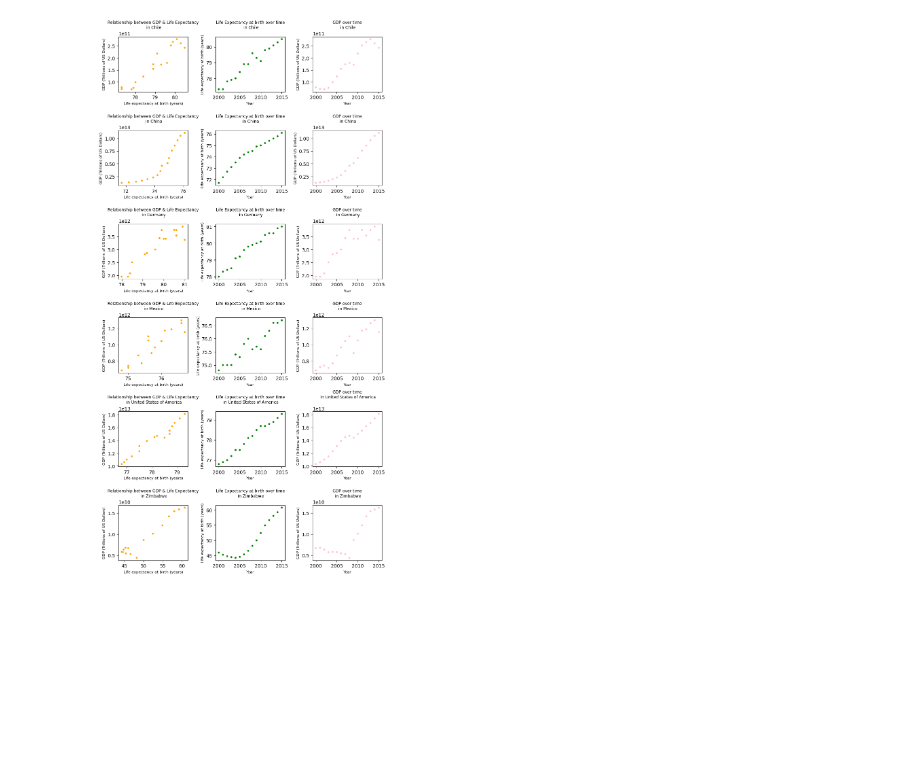
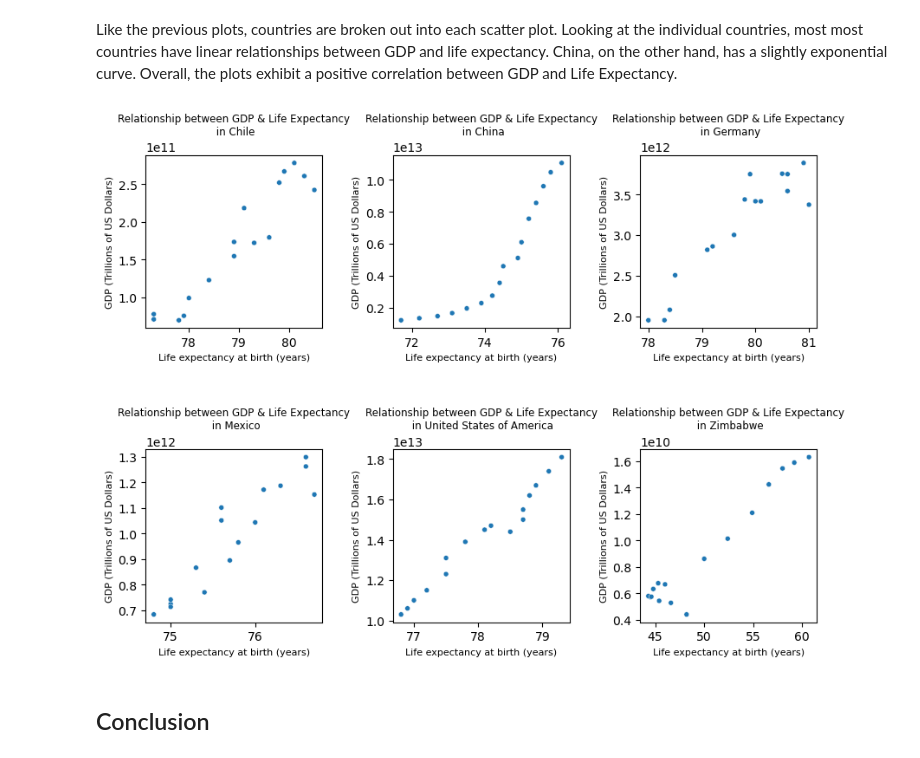
Before and after one commit to athena-masc/Codecademy_Data_Visualization_Portfolio_Project, a Jupyter notebook: life_expectancy_gdp.ipynb, the cells around one changed output. Drawn from its saved outputs; the diff is of its cells as text; code cells hidden in the pictures; blank space fills up the shorter version.

```diff
--- a/life_expectancy_gdp.ipynb
+++ b/life_expectancy_gdp.ipynb
@@ -26,0 +155,14 @@ countries = gdp_life_exp.Country.unique()
+# %%
+fig = plt.figure(figsize=(10,7))
+i = 1
+#Create a loop
+for country in countries:
+
+    ax=plt.subplot(2,3,i)
+    Curr_country = gdp_life_exp[gdp_life_exp.Country == country]
+    sns.lineplot(x="Year", y="GDP",data = Curr_country)
+    plt.xlabel('Year',size = 8)
+    plt.ylabel('GDP (Trillions of US Dollars)',size = 8)
+    plt.title('GDP (Trillions of US Dollars) over time\n in ' + country + '\n', size = 8.5)
+    i+=1
+    plt.subplots_adjust(wspace=0.4,hspace=0.7)
@@ -27,37 +179,19 @@ countries = gdp_life_exp.Country.unique()
+# %% [markdown]
+Like the previous plots, countries are broken out into each scatter plot. Looking at the individual countries, most most countries have linear relationships between GDP and life expectancy. China, on the other hand, has a slightly exponential curve. Overall, the plots exhibit a positive correlation between GDP and Life Expectancy.
 # %%
-fig = plt.figure(figsize=(10,20))
+fig = plt.figure(figsize=(10,7))
 i = 1
 #Create a loop
 for country in countries:
 
-    ax1=plt.subplot(6,3,i)
+    ax1=plt.subplot(2,3,i)
     Curr_country = gdp_life_exp[gdp_life_exp.Country == country]
-    sns.scatterplot(x="Life expectancy at birth (years)",y="GDP",data = Curr_country, color = 'orange', size = 3, legend = False)
+    sns.scatterplot(x="Life expectancy at birth (years)",y="GDP",data = Curr_country, size = 3, legend = False)
     plt.xlabel('Life expectancy at birth (years)',size = 8)
     plt.ylabel('GDP (Trillions of US Dollars)',size = 8)
     plt.title('Relationship between GDP & Life Expectancy\n in ' + country, size = 8.5)
-
-
-    #plt.title('Relationship between GDP & Life Expectancy in Chile',size = 10)
-    i+=1
-
-    ax2=plt.subplot(6,3,i)
-    sns.scatterplot(x="Year", y="Life expectancy at birth (years)",data = Curr_country, label = "Life Expectancy", color = 'green', size = 3, legend = False)
-    plt.xlabel('Year',size = 8)
-    plt.ylabel('Life expectancy at birth (years)',size = 8)
-    plt.title('Life Expectancy at birth over time\n in ' + country + '\n', size = 8.5)
-    #ax2.set_xticks(year)
-    #ax2.set_xticklabels(year, fontsize=6, rotation = 30)
-    i+=1
-
-
-    ax3=plt.subplot(6,3,i)
-    sns.scatterplot(x="Year", y="GDP",data = Curr_country, color = "pink", size =3, legend = False)
-    plt.xlabel('Year',size = 8)
-    plt.ylabel('GDP (Trillions of US Dollars)',size = 8)
-    plt.title('GDP over time\n in ' + country + '\n', size = 8.5)
     i+=1
 
     plt.subplots_adjust(wspace=0.4,hspace=0.7)
 # %% [output]
-[figure, old version]
+[figure, new version]
@@ -67,0 +198,2 @@ for country in countries:
+# %% [markdown]
+## Conclusion
```
Also changed, not shown: parts of 35 cells of this notebook.
